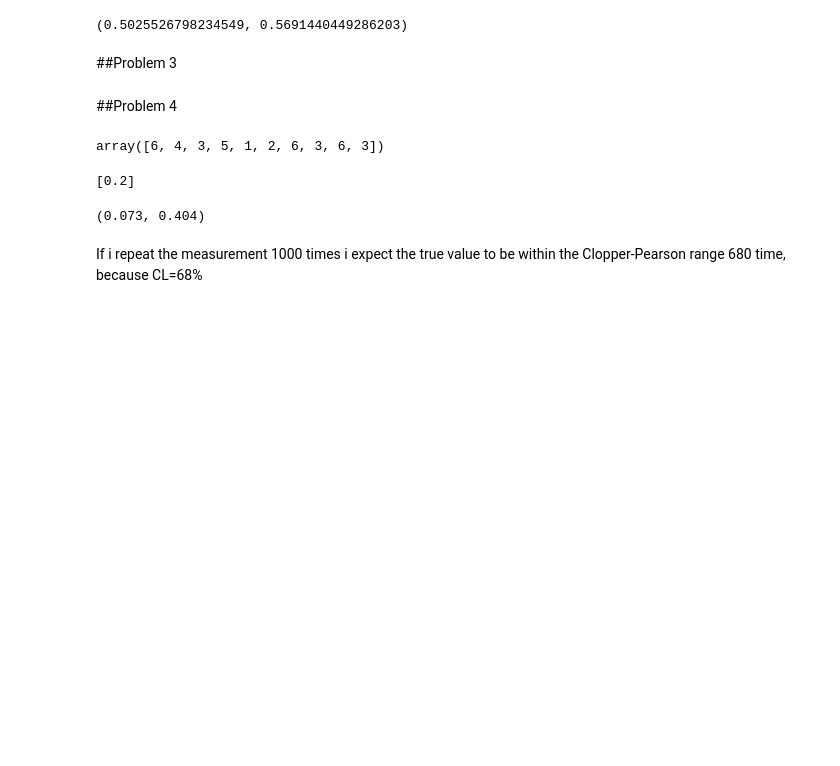
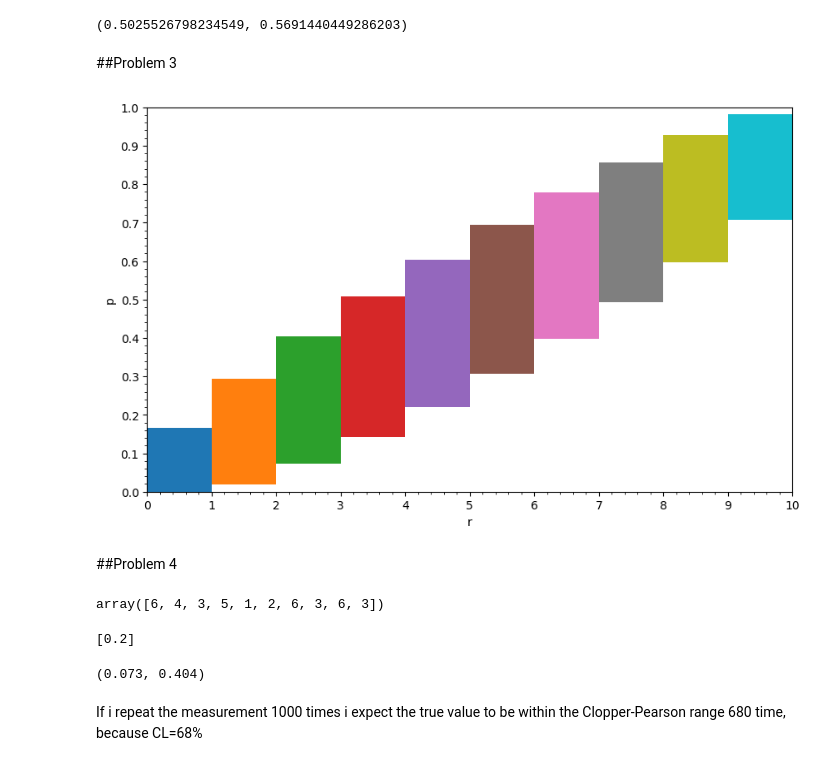
Before and after one commit to nebuus/Stat_methods, a Jupyter notebook: Statistical_methods_in_data_analysis_S2_S3.ipynb, the cells around one changed output. Saved outputs shown, nothing was run; the diff lists cells and outputs as text; code cells hidden in the pictures; blank space fills up the shorter version.

Commit message:
ok exercise 4 is done for realz for realz, added the rainbow plot

```diff
--- a/Statistical_methods_in_data_analysis_S2_S3.ipynb
+++ b/Statistical_methods_in_data_analysis_S2_S3.ipynb
@@ -396,3 +396,9 @@ clopper_pearson_interval(134, 250, 0.68)
 clopper_pearson_interval(6,7,0.68)
 # %% [output]
 (0.602, 0.975)
+# %%
+fs = []
+for i in range(0,10):
+  f = clopper_pearson_interval(i, 10, 0.68)
+  fs.append(f)
+fs
@@ -412,3 +427,18 @@ asfa
+# %%
+rs = np.arange(0,11)
+# %%
+fig, ax = plt.subplots(figsize=(10, 6))
+for i, (low, high) in enumerate(fs):
+    ax.fill_between([i, i+1], low, high)
+ax.set_xticks(rs)
+ax.set_yticks(np.arange(0,1.1,0.1))
+ax.set_ylim(ymin=0, ymax=1)
+ax.set_xlim(xmin=0, xmax=10)
+ax.set_xlabel('r')
+ax.set_ylabel('p')
+plt.minorticks_on()
+# %% [output]
+[figure, added]
 # %% [markdown]
 ##Problem 4
 # %%
```
Also changed, not shown: parts of 8 cells of this notebook.
